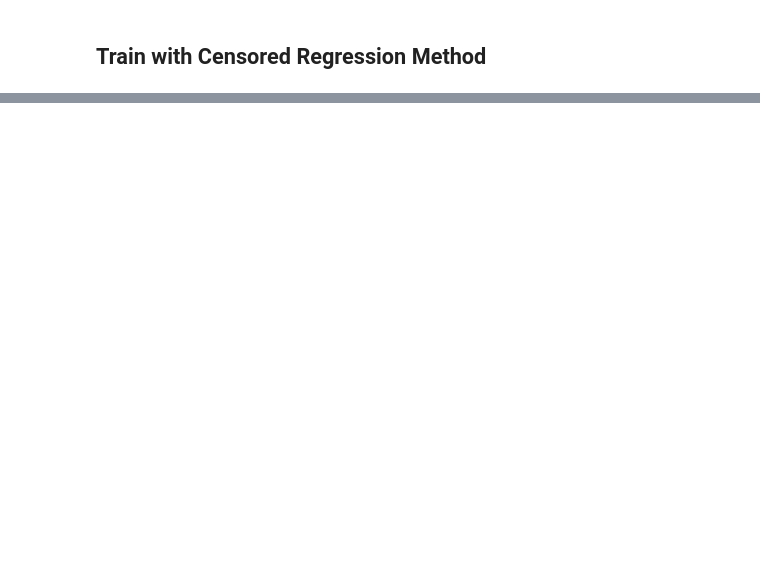
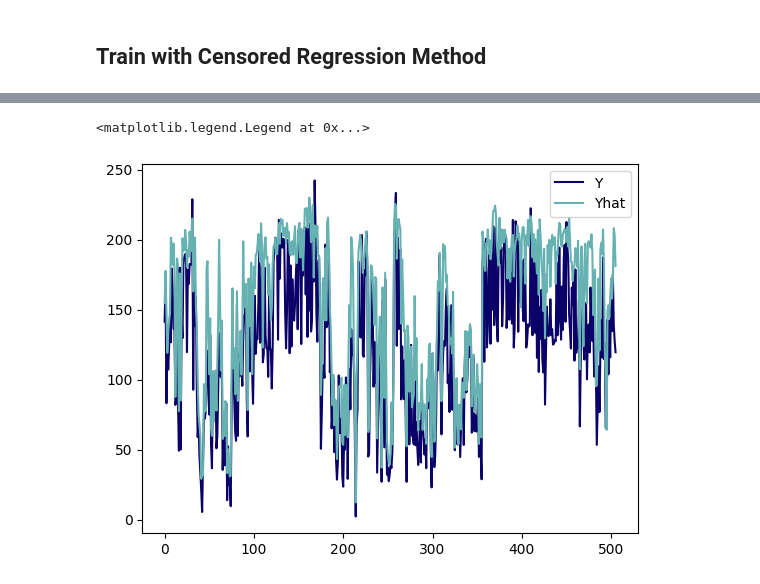
Before and after one commit to dominic-lcw/fun, a Jupyter notebook: examples/EM/censored_regression.ipynb, the cells around one changed output, grey strips where cells are left out. Cells and saved outputs as stored; diff of their text form; code cells hidden in the pictures; blank space fills up the shorter version.

```diff
--- a/examples/EM/censored_regression.ipynb
+++ b/examples/EM/censored_regression.ipynb
@@ -153,4 +175,4 @@ E_X2 = get_expectation_X2(bar_S, S)
 # %%
 model = em.EM(n_iter = 200)
 model.load(data, update_em)
-a = model.fit(theta0)
+beta_cr = model.fit(theta0)[-1][:3]
@@ -156,0 +197,8 @@ a = model.fit(theta0)
+# %%
+Yhat = A@beta_cr.reshape(-1,1)
+plt.plot(Y, label = "Y")
+plt.plot(Yhat, label = "Yhat")
+plt.legend()
+# %% [output]
+<matplotlib.legend.Legend at 0x...>
+[figure, added]
```
Also changed, not shown: parts of 7 cells of this notebook.
